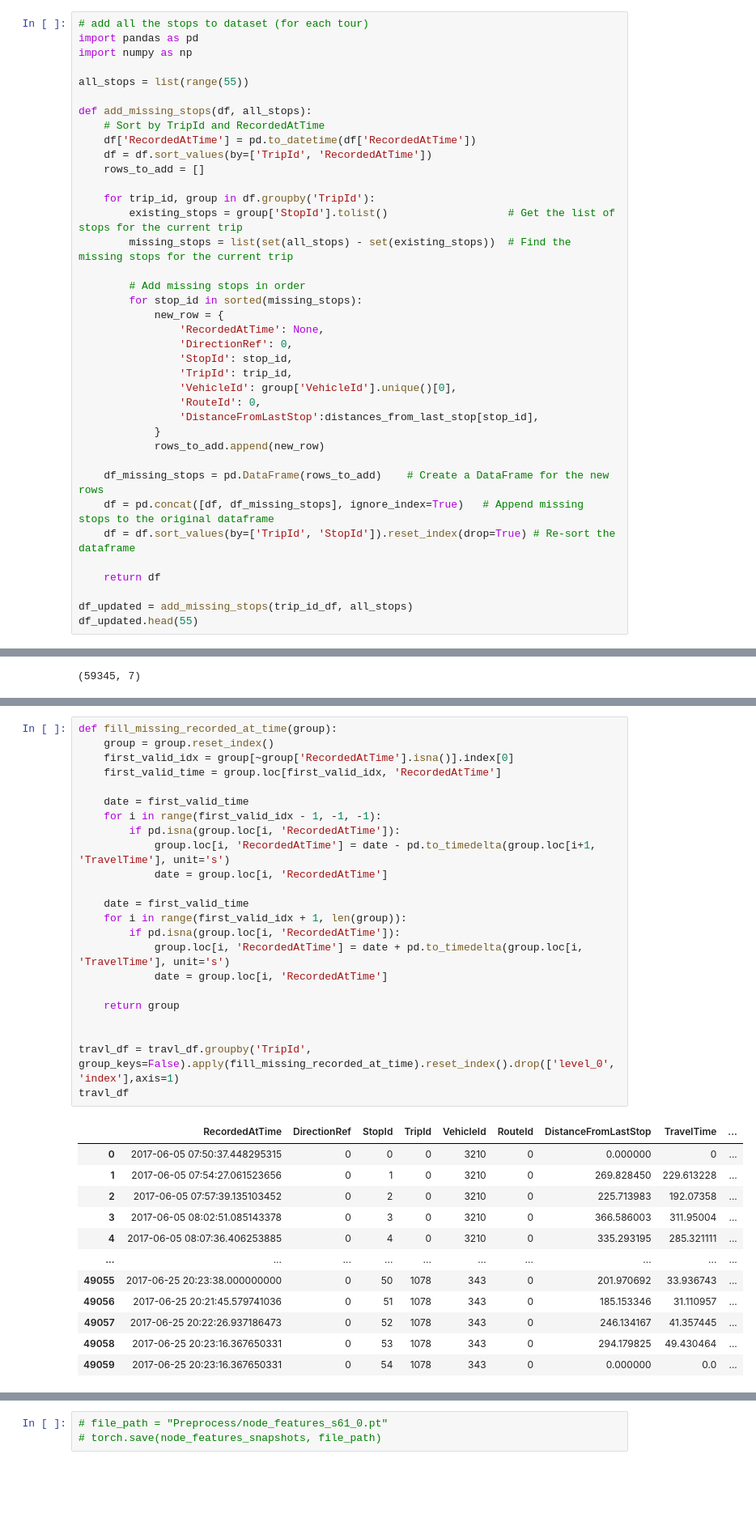
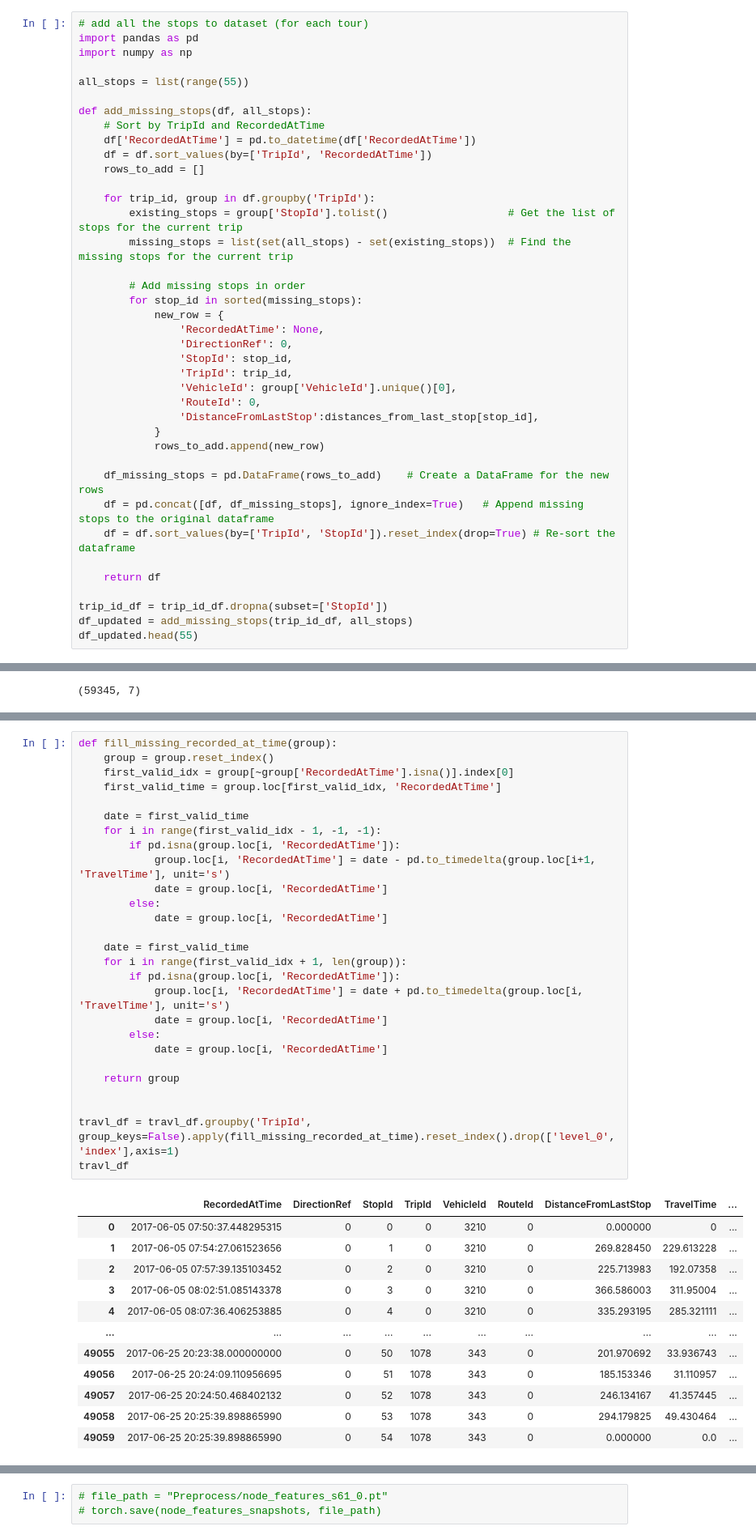
Before and after one commit to PavanPasidu/gnn-trafic-forecasting, a Jupyter notebook: Notebooks/nyc_selected_routes.ipynb, the cells around one changed output, grey strips where cells are left out. Shown at 81% size. Cells and saved outputs as stored; diff of their text form; blank space fills up the shorter version.

```diff
--- a/Notebooks/nyc_selected_routes.ipynb
+++ b/Notebooks/nyc_selected_routes.ipynb
@@ -351,6 +381,7 @@ def add_missing_stops(df, all_stops):
 
     return df
 
+trip_id_df = trip_id_df.dropna(subset=['StopId'])
 df_updated = add_missing_stops(trip_id_df, all_stops)
 df_updated.head(55)
 # %% [output]
@@ -557,35 +590,39 @@ def fill_missing_recorded_at_time(group):
     group = group.reset_index()
     first_valid_idx = group[~group['RecordedAtTime'].isna()].index[0]
     first_valid_time = group.loc[first_valid_idx, 'RecordedAtTime']
 
     date = first_valid_time
     for i in range(first_valid_idx - 1, -1, -1):
         if pd.isna(group.loc[i, 'RecordedAtTime']):
             group.loc[i, 'RecordedAtTime'] = date - pd.to_timedelta(group.loc[i+1, 'TravelTime'], unit='s')
             date = group.loc[i, 'RecordedAtTime']
+        else:
+            date = group.loc[i, 'RecordedAtTime']
 
     date = first_valid_time
     for i in range(first_valid_idx + 1, len(group)):
         if pd.isna(group.loc[i, 'RecordedAtTime']):
             group.loc[i, 'RecordedAtTime'] = date + pd.to_timedelta(group.loc[i, 'TravelTime'], unit='s')
+            date = group.loc[i, 'RecordedAtTime']
+        else:
             date = group.loc[i, 'RecordedAtTime']
 
     return group
 
 
 travl_df = travl_df.groupby('TripId', group_keys=False).apply(fill_missing_recorded_at_time).reset_index().drop(['level_0','index'],axis=1)
 travl_df
 # %% [output]
 |  | RecordedAtTime | DirectionRef | StopId | TripId | VehicleId | RouteId | DistanceFromLastStop | TravelTime | ... |
 | 0 | 2017-06-05 07:50:37.448295315 | 0 | 0 | 0 | 3210 | 0 | 0.000000 | 0 | ... |
 | 1 | 2017-06-05 07:54:27.061523656 | 0 | 1 | 0 | 3210 | 0 | 269.828450 | 229.613228 | ... |
 | 2 | 2017-06-05 07:57:39.135103452 | 0 | 2 | 0 | 3210 | 0 | 225.713983 | 192.07358 | ... |
 | 3 | 2017-06-05 08:02:51.085143378 | 0 | 3 | 0 | 3210 | 0 | 366.586003 | 311.95004 | ... |
 | 4 | 2017-06-05 08:07:36.406253885 | 0 | 4 | 0 | 3210 | 0 | 335.293195 | 285.321111 | ... |
 | ... | ... | ... | ... | ... | ... | ... | ... | ... | ... |
 | 49055 | 2017-06-25 20:23:38.000000000 | 0 | 50 | 1078 | 343 | 0 | 201.970692 | 33.936743 | ... |
-| 49056 | 2017-06-25 20:21:45.579741036 | 0 | 51 | 1078 | 343 | 0 | 185.153346 | 31.110957 | ... |
-| 49057 | 2017-06-25 20:22:26.937186473 | 0 | 52 | 1078 | 343 | 0 | 246.134167 | 41.357445 | ... |
-| 49058 | 2017-06-25 20:23:16.367650331 | 0 | 53 | 1078 | 343 | 0 | 294.179825 | 49.430464 | ... |
-| 49059 | 2017-06-25 20:23:16.367650331 | 0 | 54 | 1078 | 343 | 0 | 0.000000 | 0.0 | ... |
+| 49056 | 2017-06-25 20:24:09.110956695 | 0 | 51 | 1078 | 343 | 0 | 185.153346 | 31.110957 | ... |
+| 49057 | 2017-06-25 20:24:50.468402132 | 0 | 52 | 1078 | 343 | 0 | 246.134167 | 41.357445 | ... |
+| 49058 | 2017-06-25 20:25:39.898865990 | 0 | 53 | 1078 | 343 | 0 | 294.179825 | 49.430464 | ... |
+| 49059 | 2017-06-25 20:25:39.898865990 | 0 | 54 | 1078 | 343 | 0 | 0.000000 | 0.0 | ... |
 49060 rows × 10 columns
```
Also changed, not shown: parts of 19 cells of this notebook, 3 other files.
